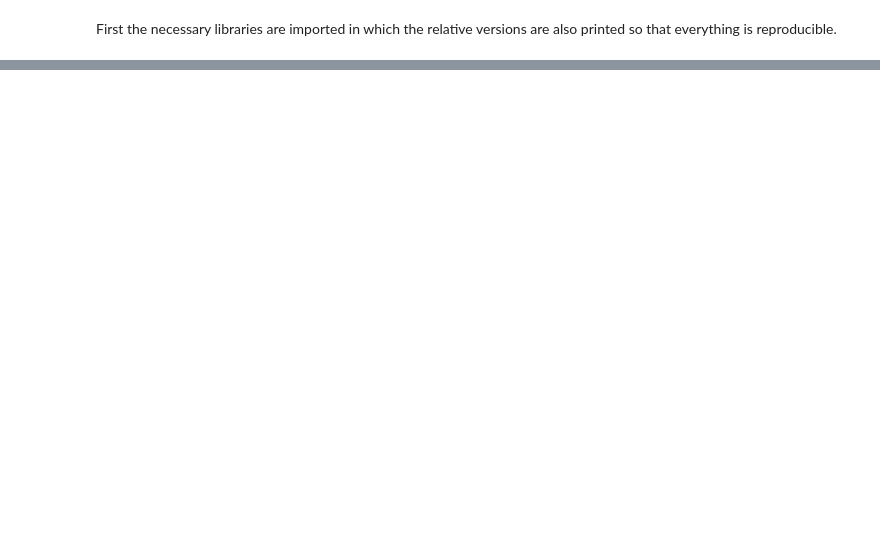
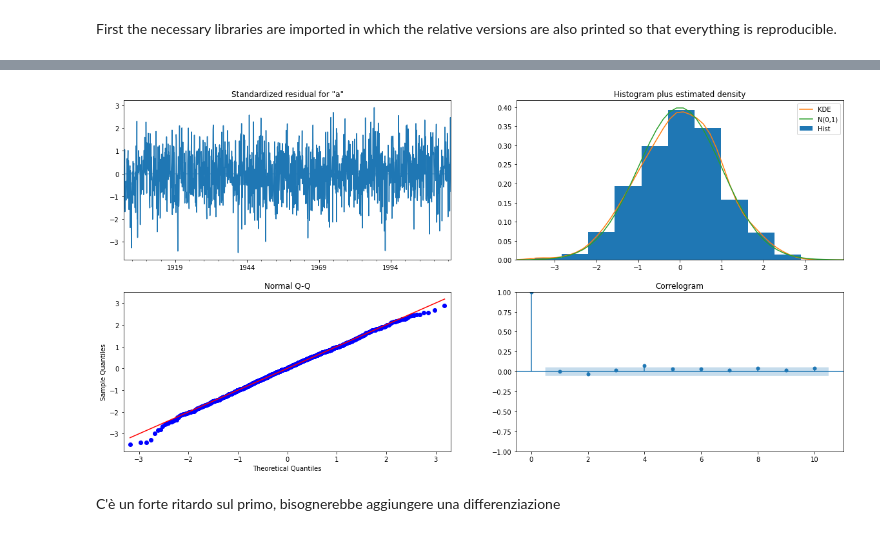
Before and after one commit to Chri1629/environment_physics, a Jupyter notebook: environment/progetto/project.ipynb, the cells around one changed output, grey strips where cells are left out. Cells and saved outputs as stored; diff of their text form; code cells hidden in the pictures; blank space fills up the shorter version.

```diff
--- a/environment/progetto/project.ipynb
+++ b/environment/progetto/project.ipynb
@@ -149,0 +362,7 @@ plt.grid()
+# %%
+from statsmodels.tsa.arima.model import ARIMA
+
+# 1,1,2 ARIMA Model
+model = ARIMA(df['anomaly'], order = (2,1,1), seasonal_order = (2,0,1,12),trend = "t", dates = df.index)
+res = model.fit()
+print(res.summary())
@@ -149,0 +387,7 @@ plt.grid()
+# %%
+res.plot_diagnostics(figsize=(20,10))
+plt.show()
+# %% [output]
+[figure, added]
+# %% [markdown]
+C'è un forte ritardo sul primo, bisognerebbe aggiungere una differenziazione
```
Also changed, not shown: parts of 49 cells of this notebook, 4 other files.
